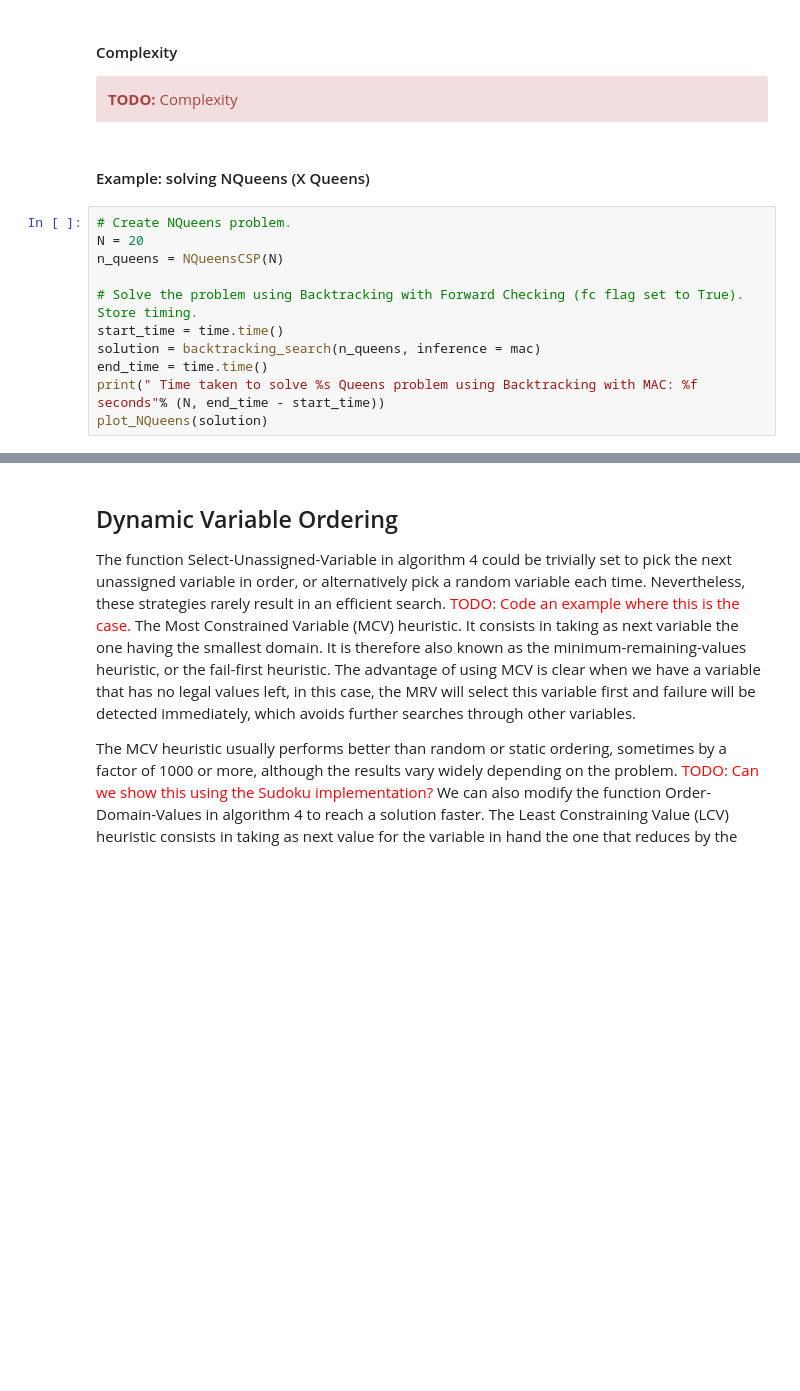
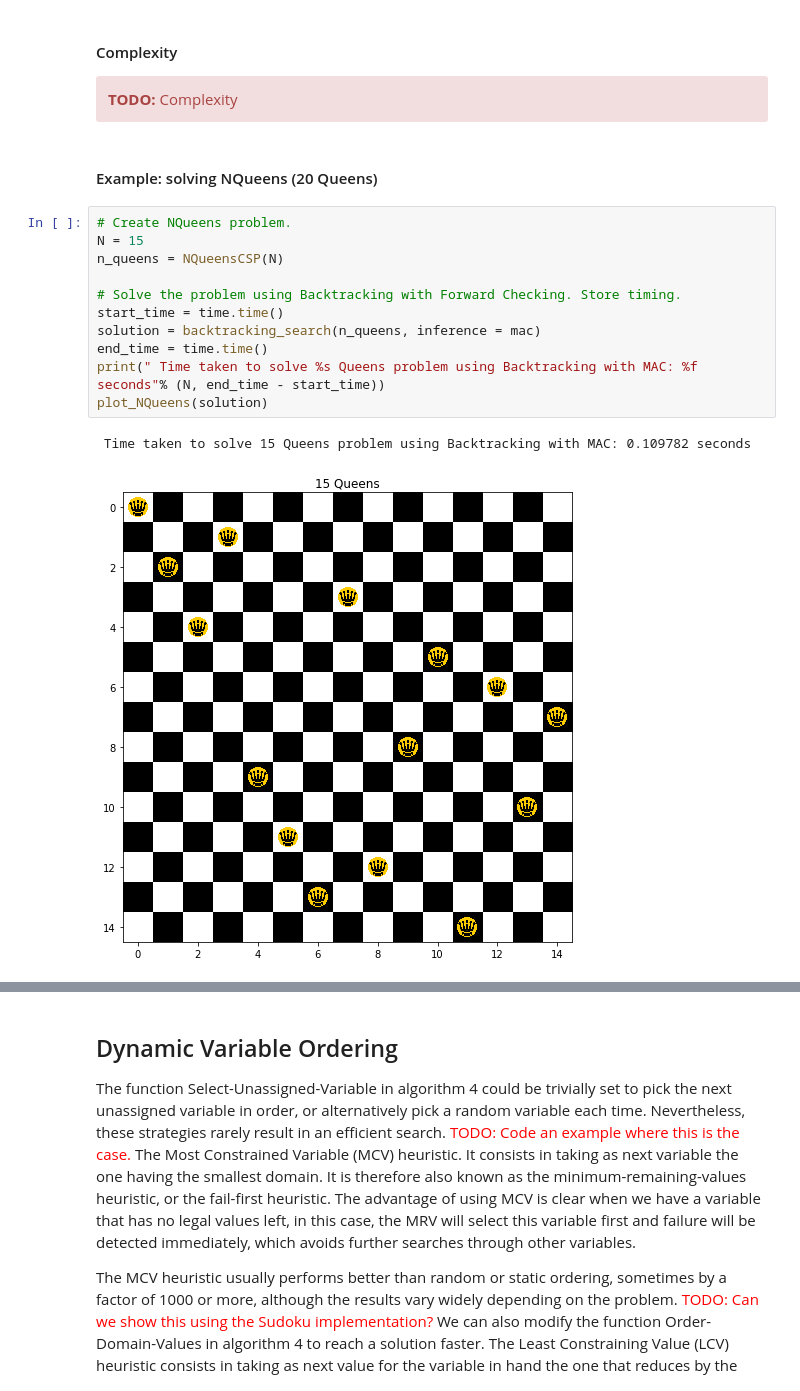
Before and after one commit to ToniRV/Constraint-Satisfaction-Notebook, a Jupyter notebook: CSPs.ipynb, the cells around one changed output, grey strips where cells are left out. Cells and saved outputs as stored; diff of their text form; blank space fills up the shorter version.

```diff
--- a/CSPs.ipynb
+++ b/CSPs.ipynb
@@ -424,15 +493,18 @@ psource(queen_constraint)
 <b>TODO:</b> Complexity
 </div>
 # %% [markdown]
-#### Example: solving NQueens (X Queens)
+#### Example: solving NQueens (20 Queens)
 # %%
 # Create NQueens problem.
-N = 20
+N = 15
 n_queens = NQueensCSP(N)
 
-# Solve the problem using Backtracking with Forward Checking (fc flag set to True). Store timing.
+# Solve the problem using Backtracking with Forward Checking. Store timing.
 start_time = time.time()
 solution = backtracking_search(n_queens, inference = mac)
 end_time = time.time()
 print(" Time taken to solve %s Queens problem using Backtracking with MAC: %f seconds"% (N, end_time - start_time))
 plot_NQueens(solution)
+# %% [output]
+ Time taken to solve 15 Queens problem using Backtracking with MAC: 0.109782 seconds
+[figure, added]
```
Also changed, not shown: parts of 26 cells of this notebook.
